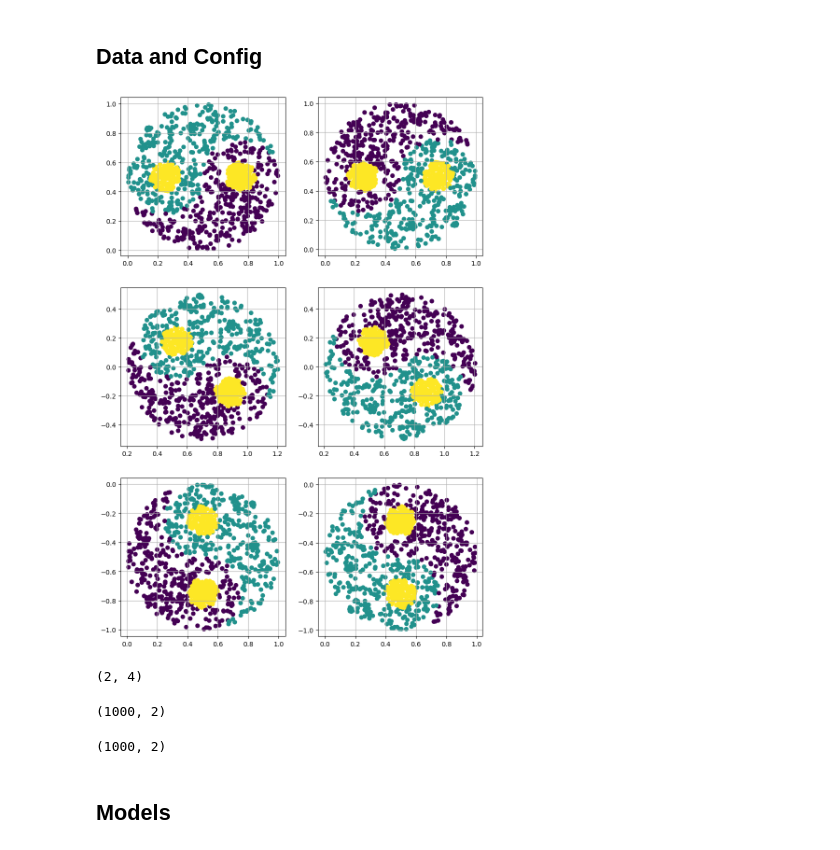
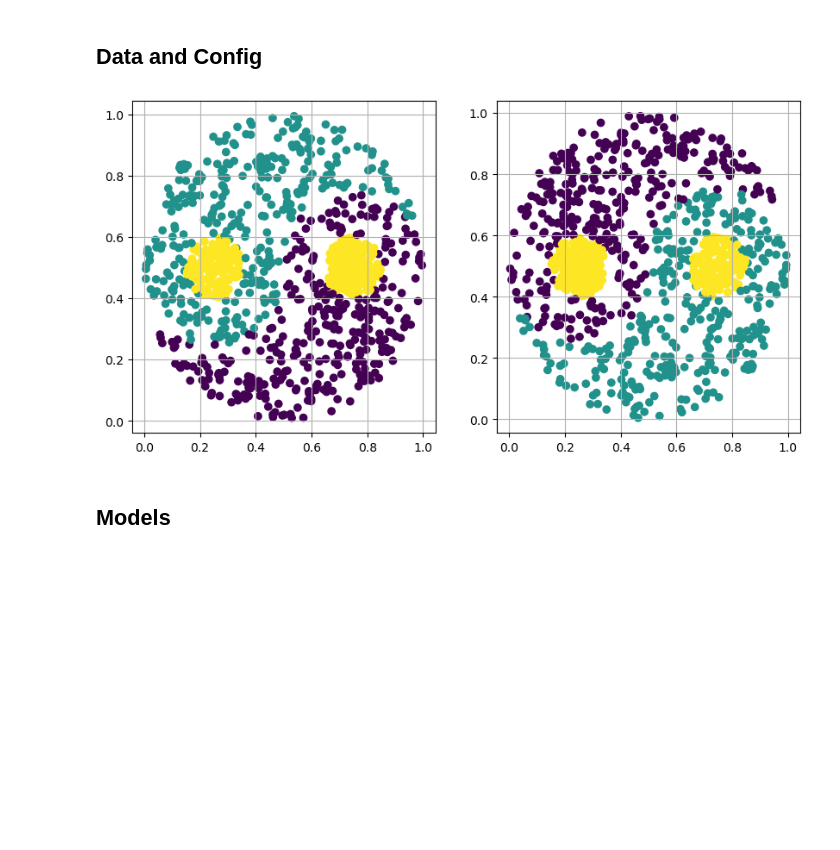
Before and after one commit to GabrielBena/pytorch-eventprop, a Jupyter notebook: scripts/notebooks/model_comparison.ipynb, the cells around one changed output. Drawn from its saved outputs; the diff is of its cells as text; code cells hidden in the pictures; blank space fills up the shorter version.

Commit message:
maml training

```diff
--- a/scripts/notebooks/model_comparison.ipynb
+++ b/scripts/notebooks/model_comparison.ipynb
@@ -85,30 +85,18 @@ if data_config["dataset"] != "synthetic":
     )
     test_loader = torch.utils.data.DataLoader(
         test_dataset,
-        batch_size=data_config["batch_size"],
+        batch_size=min(1024, len(test_dataset)),
         shuffle=False,
         drop_last=True,
     )
 # %%
 data, target = next(iter(train_loader))
 # %%
-fig, axs = plt.subplots(3, 2, figsize=(10, 15))
-for r_axs, r in zip(axs, [0, 45, 90]):
-    train_dataset = YinYangDataset(
-        size=1000, seed=data_config["seed"], rotation=np.deg2rad(r)
-    )
-    for i, ax in enumerate(r_axs):
-        data = train_dataset.data[:, 2 * i : 2 * i + 2]
-        ax.scatter(data[:, 0], data[:, 1], c=train_dataset.targets)
-        # ax.axis("off")
-        ax.grid(True)
+fig, axs = plt.subplots(1, 2, figsize=(10, 5))
+for i, ax in enumerate(axs):
+    data = train_dataset.data[:, 2 * i : 2 * i + 2]
+    ax.scatter(data[:, 0], data[:, 1], c=train_dataset.targets)
+    # ax.axis("off")
+    ax.grid(True)
 # %% [output]
-[figure, old version]
+[figure, new version]
-# %%
-rotation_matrix.shape
-# %% [output]
-(2, 4)
-# %%
-train_dataset.data[:, 2 * i : 2 * i + 2].shape
-# %% [output]
-(1000, 2)
@@ -123,7 +103,3 @@ rotation_matrix = np.array(
-# %%
-(train_dataset.data[:, :2] @ rotation_matrix)
-# %% [output]
-(1000, 2)
 # %% [markdown]
 ## Models
 # %%
```
Also changed, not shown: parts of 2 cells of this notebook, 5 other files.
